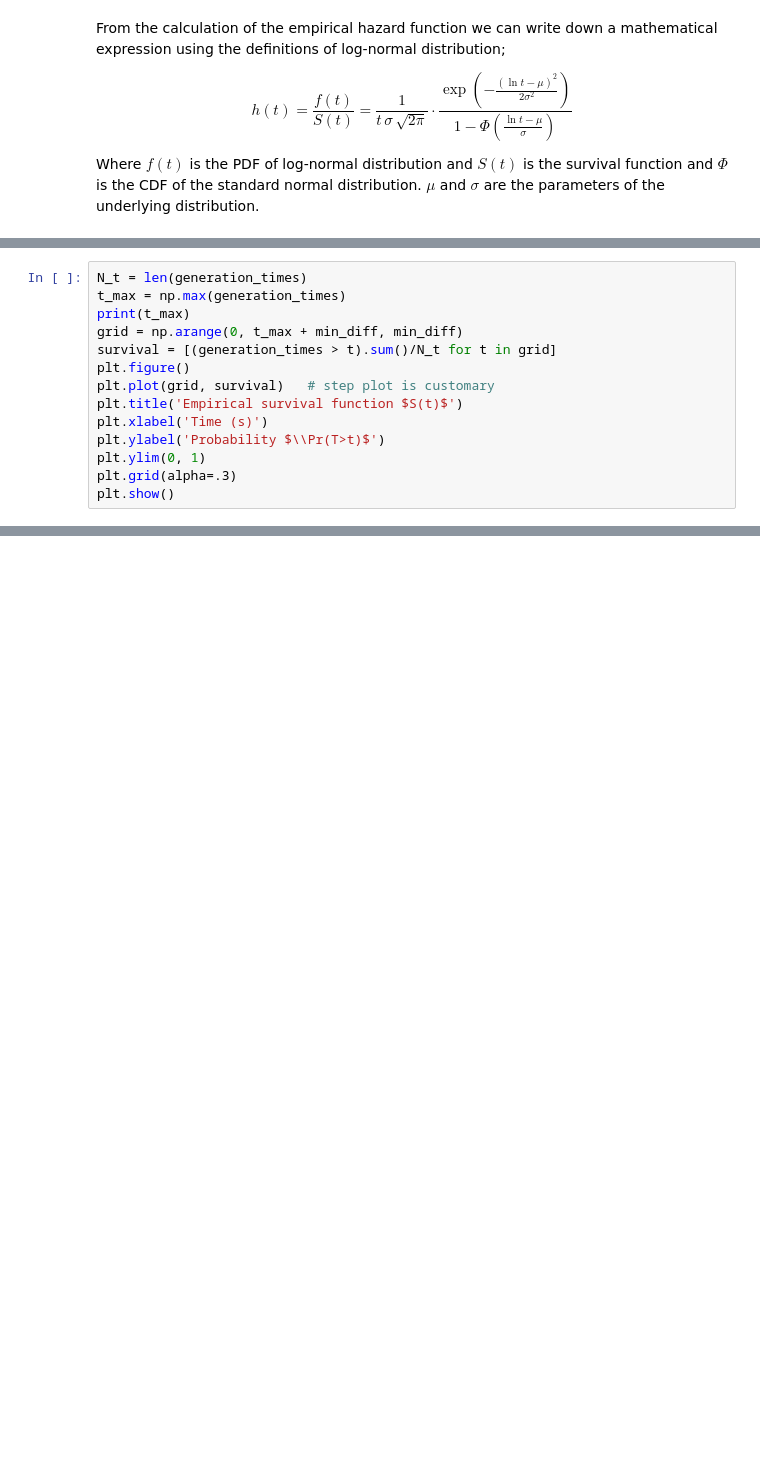
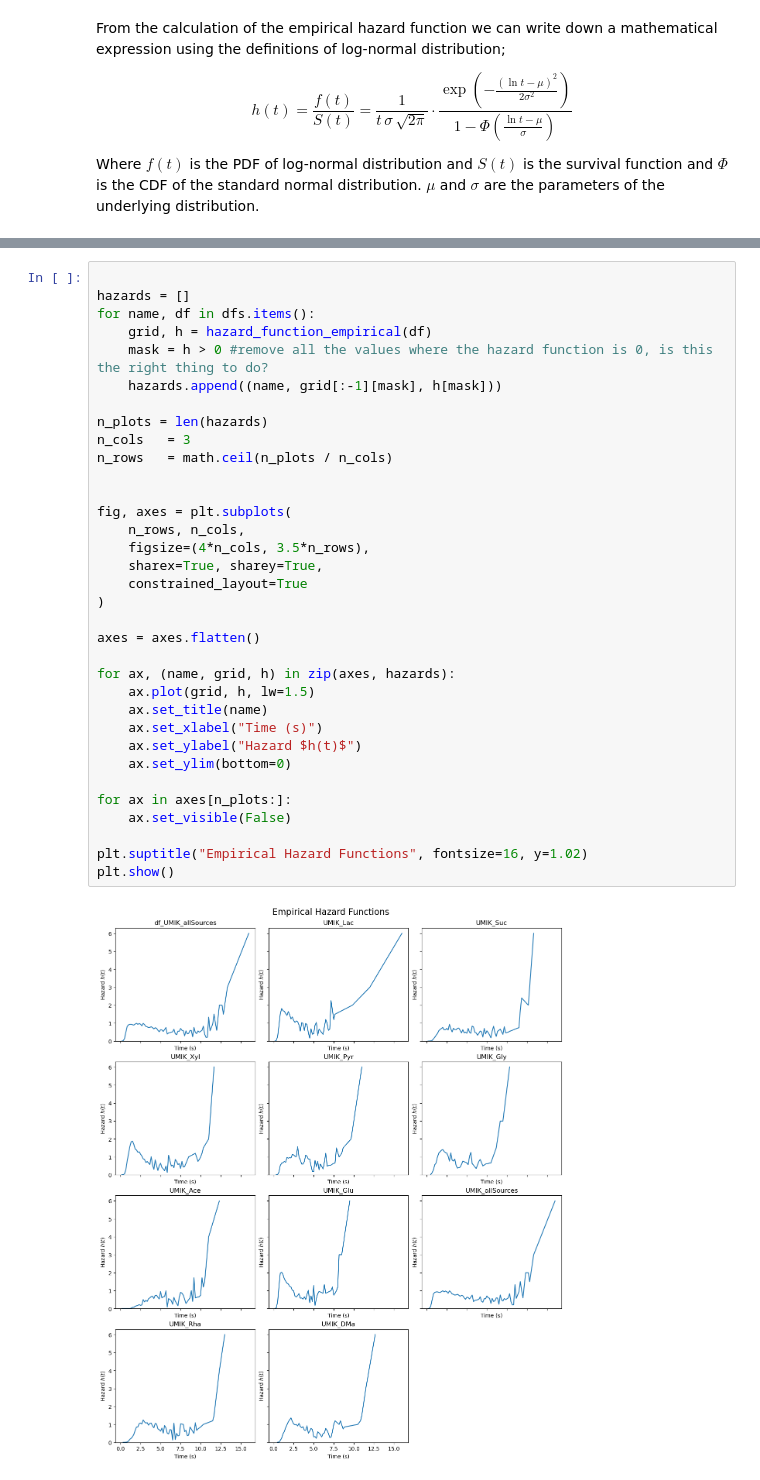
Before and after one commit to Vladi700/PoD_microbial_growth, a Jupyter notebook: Microbial_Growth-main.ipynb, the cells around one changed output, grey strips where cells are left out. Cells and saved outputs as stored; diff of their text form; blank space fills up the shorter version.

Commit message:
plot h(t) for all sugars

```diff
--- a/Microbial_Growth-main.ipynb
+++ b/Microbial_Growth-main.ipynb
@@ -224,14 +238,0 @@ plt.show()
-# %%
-N_t = len(generation_times)
-t_max = np.max(generation_times)
-print(t_max)
-grid = np.arange(0, t_max + min_diff, min_diff)
-survival = [(generation_times > t).sum()/N_t for t in grid]
-plt.figure()
-plt.plot(grid, survival)   # step plot is customary
-plt.title('Empirical survival function $S(t)$')
-plt.xlabel('Time (s)')
-plt.ylabel('Probability $\\Pr(T>t)$')
-plt.ylim(0, 1)
-plt.grid(alpha=.3)
-plt.show()
@@ -253,0 +239,36 @@ plt.show()
+# %%
+
+hazards = []
+for name, df in dfs.items():
+    grid, h = hazard_function_empirical(df)
+    mask = h > 0 #remove all the values where the hazard function is 0, is this the right thing to do?
+    hazards.append((name, grid[:-1][mask], h[mask]))
+
+n_plots = len(hazards)
+n_cols   = 3
+n_rows   = math.ceil(n_plots / n_cols)
+
+
+fig, axes = plt.subplots(
+    n_rows, n_cols,
+    figsize=(4*n_cols, 3.5*n_rows),
+    sharex=True, sharey=True,
+    constrained_layout=True
+)
+
+axes = axes.flatten()
+
+for ax, (name, grid, h) in zip(axes, hazards):
+    ax.plot(grid, h, lw=1.5)
+    ax.set_title(name)
+    ax.set_xlabel("Time (s)")
+    ax.set_ylabel("Hazard $h(t)$")
+    ax.set_ylim(bottom=0)
+
+for ax in axes[n_plots:]:
+    ax.set_visible(False)
+
+plt.suptitle("Empirical Hazard Functions", fontsize=16, y=1.02)
+plt.show()
+# %% [output]
+[figure, added]
```
Also changed, not shown: parts of 7 cells of this notebook, 1 other file.
